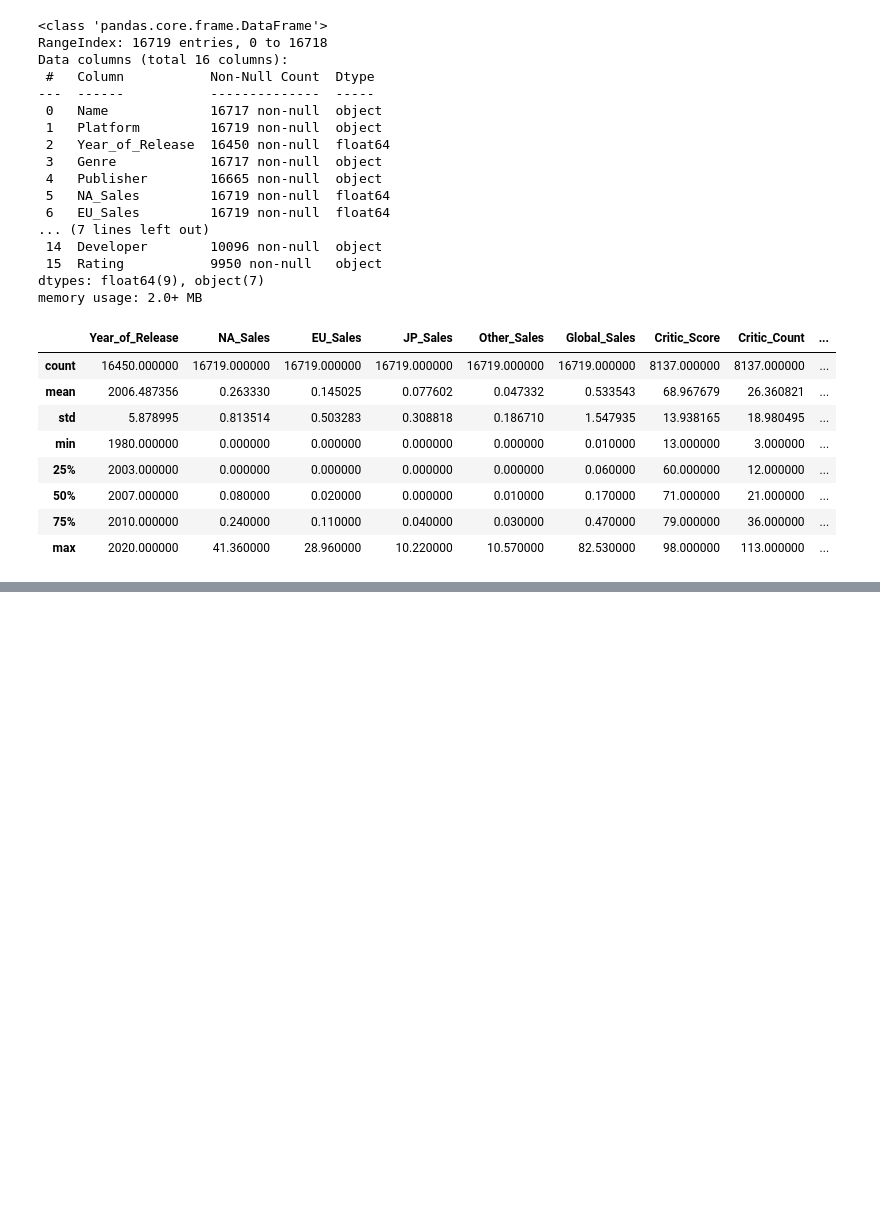
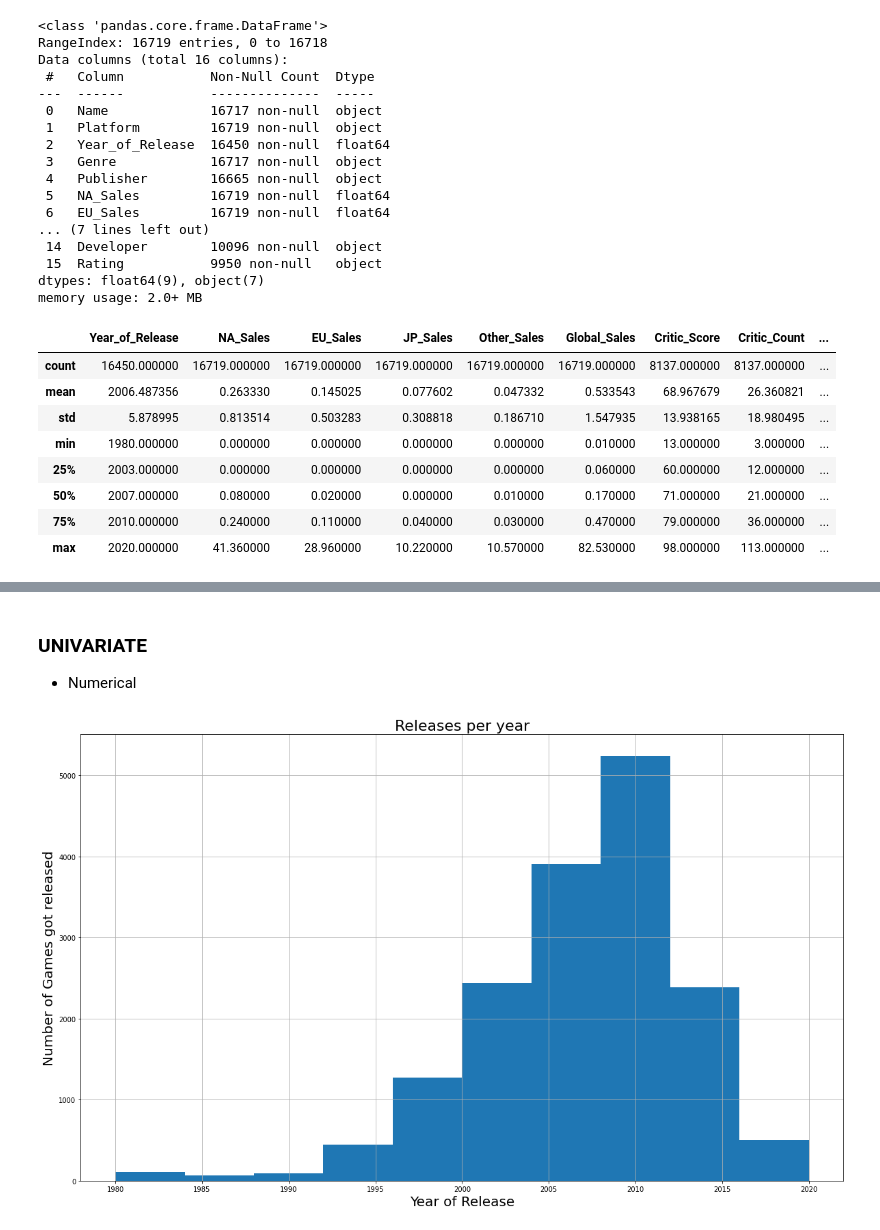
Before and after one commit to rushikeshnaik779/EDA, a Jupyter notebook: Video_Games_Sales.ipynb, the cells around one changed output, grey strips where cells are left out. Drawn from its saved outputs; the diff is of its cells as text; code cells hidden in the pictures; blank space fills up the shorter version.

```diff
--- a/Video_Games_Sales.ipynb
+++ b/Video_Games_Sales.ipynb
@@ -87,0 +112,3 @@ data.describe()
+# %% [markdown]
+### UNIVARIATE
+- Numerical
@@ -87,0 +126,10 @@ data.describe()
+# %%
+# let's explore the column Year_of_Release
+plt.figure(figsize=(20,12))
+data['Year_of_Release'].hist()
+plt.ylabel('Number of Games got released', size=20)
+plt.xlabel('Year of Release', size=20)
+plt.title('Releases per year', size=22)
+plt.show()
+# %% [output]
+[figure, added]
```
Also changed, not shown: parts of 3 cells of this notebook.
